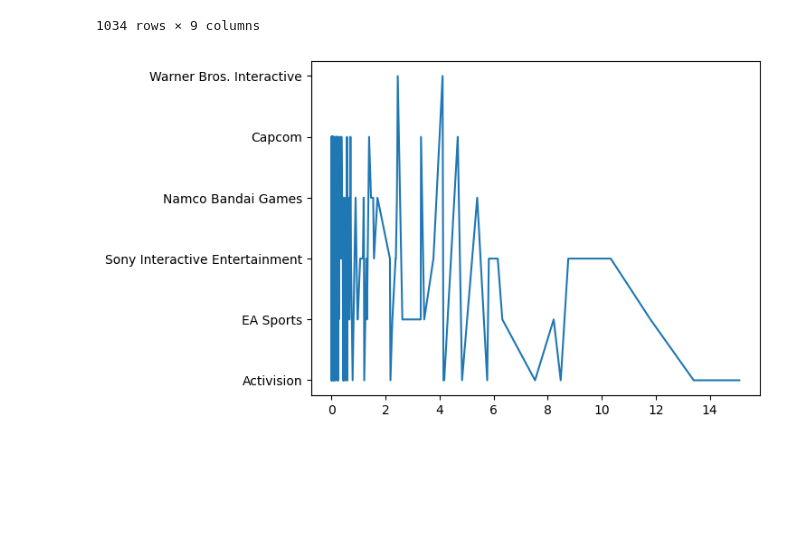
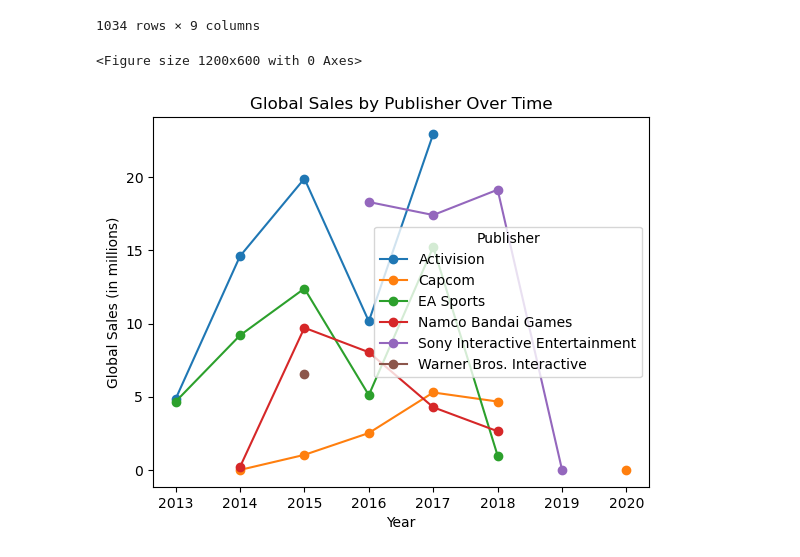
Before and after one commit to Preksha1404/AI-ML-training, a Jupyter notebook: GameSalesAnalysis.ipynb, the cells around one changed output. Cells and saved outputs as stored; diff of their text form; code cells hidden in the pictures; blank space fills up the shorter version.

Commit message:
Added charts for data visualization

```diff
--- a/GameSalesAnalysis.ipynb
+++ b/GameSalesAnalysis.ipynb
@@ -252,10 +268,33 @@ df
 | 1033 | Battle Chef Brigade | 2017.0 | Action | unknown | 0.00 | 0.00 | 0.00 | 0.00 | 0.00 |
 1034 rows × 9 columns
 # %%
-# companies=['Activision','EA Sports','Sony Interactive Entertainment','Namco Bandai Games','Capcom','Warner Bros. Interactive']
-companies_df = df[df['Publisher'].isin(['Activision','EA Sports','Sony Interactive Entertainment','Namco Bandai Games','Capcom','Warner Bros. Interactive'])]
-companies_df
-plt.plot(companies_df.Global, companies_df.Publisher)
+# Define companies to analyze
+companies = ['Activision', 'EA Sports', 'Sony Interactive Entertainment','Namco Bandai Games', 'Capcom', 'Warner Bros. Interactive']
+
+# Filter dataframe for selected companies
+companies_df = df[df['Publisher'].isin(companies)]
+# companies_df
+
+# Group by Year and Publisher, then sum the Global sales
+sales_by_year = companies_df.groupby(['Year', 'Publisher'])['Global'].sum().reset_index()
+# sales_by_year
+
+# Create a pivot table which display total global sales by year and publisher
+pivot_data = sales_by_year.pivot(index='Year', columns='Publisher', values='Global')
+# pivot_data
+
+# Plot the data
+plt.figure(figsize=(12, 6))
+pivot_data.plot(marker='o')
+
+# Add labels and title
+plt.xlabel('Year')
+plt.ylabel('Global Sales (in millions)')
+plt.title('Global Sales by Publisher Over Time')
+plt.legend(title='Publisher')
+
+# Show the plot
 plt.show()
 # %% [output]
+<Figure size 1200x600 with 0 Axes>
-[figure, old version]
+[figure, new version]
```
Also changed, not shown: parts of 8 cells of this notebook, 1 other file.
